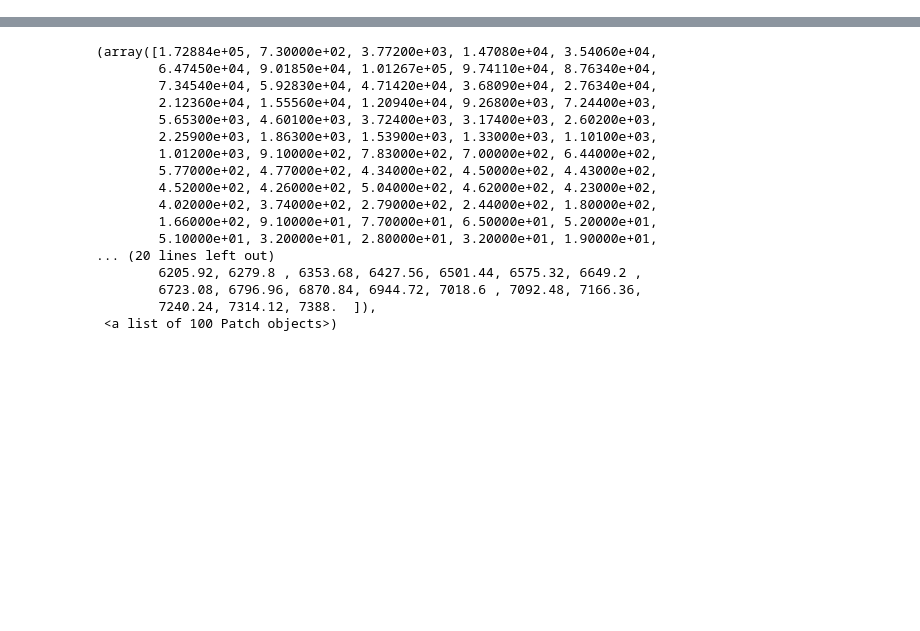
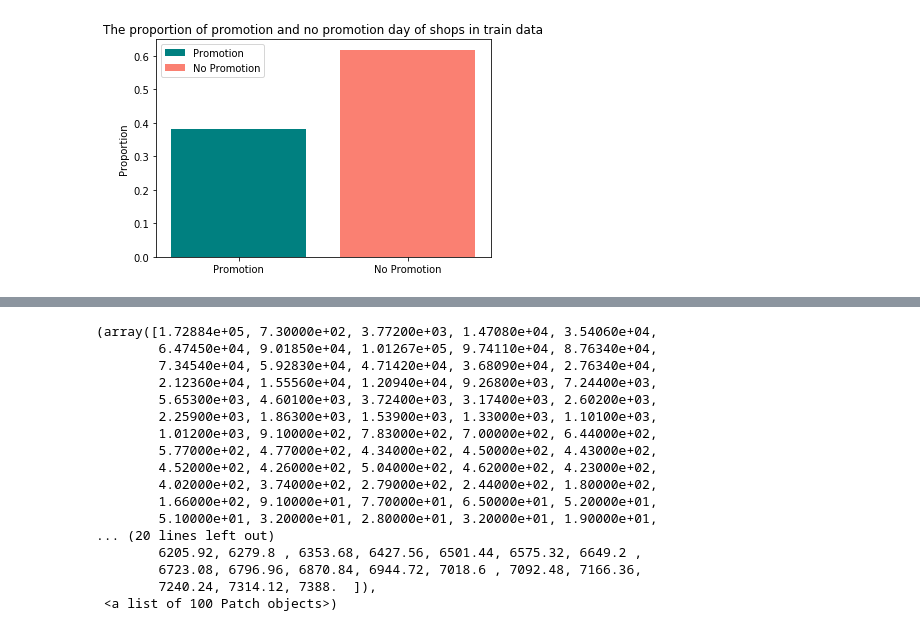
Before and after one commit to bozhlab/Rossmann_store_sales, a Jupyter notebook: Rossmann_Store_Sales_prediction.ipynb, the cells around one changed output, grey strips where cells are left out. Drawn from its saved outputs; the diff is of its cells as text; code cells hidden in the pictures; blank space fills up the shorter version.

```diff
--- a/Rossmann_Store_Sales_prediction.ipynb
+++ b/Rossmann_Store_Sales_prediction.ipynb
@@ -335,0 +298,14 @@ plt.hist(pre_train[pre_train["Sales"] != 0].groupby(['Store']).Sales.mean(),100)
+# %%
+# The proportion of promotion and no promotion day in train data
+objects = ('Promotion', 'No Promotion')
+y = np.arange(len(objects))
+x = [len(train.Promo[train['Promo'] == '1'])/len(train.Promo), len(train.Promo[train['Promo'] == '0'])/len(train.Promo)]
+
+ax = plt.bar(y, x, align='center', alpha=1, color=['teal','salmon'])
+plt.xticks(y, objects)
+plt.ylabel('Proportion')
+plt.title('The proportion of the promotion and no promotion day of shops in train data')
+plt.legend([ax[0], ax[1]], list(objects))
+plt.show()
+# %% [output]
+[figure, added]
```
Also changed, not shown: parts of 52 cells of this notebook.
